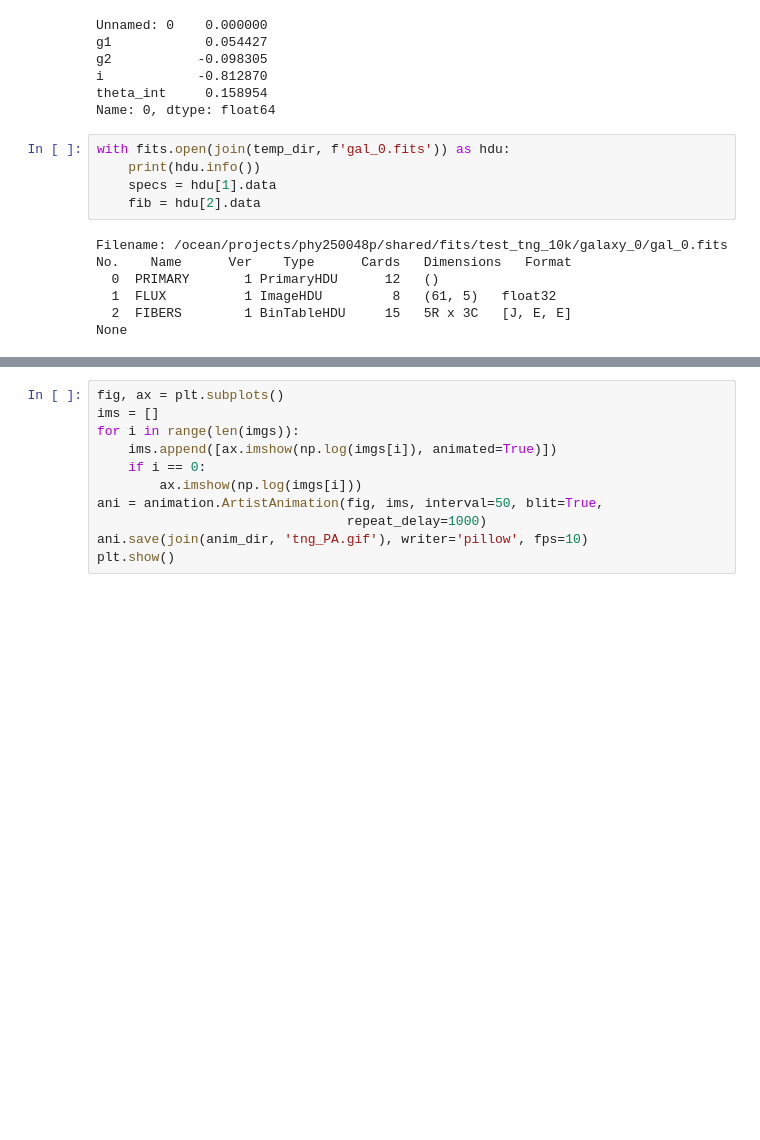
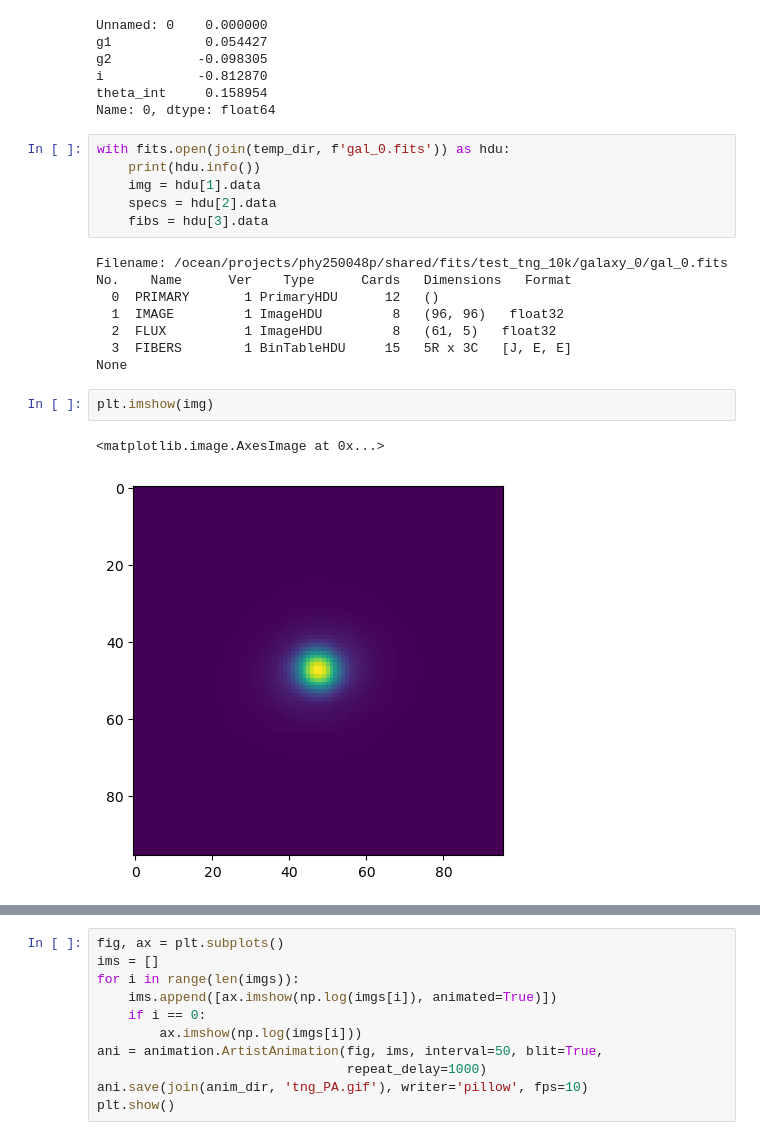
Before and after one commit to KinematicLensing/kl-nn, a Jupyter notebook: data_generate/notebooks/test_training_data.ipynb, the cells around one changed output, grey strips where cells are left out. Cells and saved outputs as stored; diff of their text form; blank space fills up the shorter version.

```diff
--- a/data_generate/notebooks/test_training_data.ipynb
+++ b/data_generate/notebooks/test_training_data.ipynb
@@ -114,14 +114,21 @@ Name: 0, dtype: float64
 # %%
 with fits.open(join(temp_dir, f'gal_0.fits')) as hdu:
     print(hdu.info())
-    specs = hdu[1].data
-    fib = hdu[2].data
+    img = hdu[1].data
+    specs = hdu[2].data
+    fibs = hdu[3].data
 # %% [output]
 Filename: /ocean/projects/phy250048p/shared/fits/test_tng_10k/galaxy_0/gal_0.fits
 No.    Name      Ver    Type      Cards   Dimensions   Format
   0  PRIMARY       1 PrimaryHDU      12   ()
-  1  FLUX          1 ImageHDU         8   (61, 5)   float32
-  2  FIBERS        1 BinTableHDU     15   5R x 3C   [J, E, E]
+  1  IMAGE         1 ImageHDU         8   (96, 96)   float32
+  2  FLUX          1 ImageHDU         8   (61, 5)   float32
+  3  FIBERS        1 BinTableHDU     15   5R x 3C   [J, E, E]
 None
+# %%
+plt.imshow(img)
+# %% [output]
+<matplotlib.image.AxesImage at 0x...>
+[figure, added]
 # %%
 for i in range(5):
```
Also changed, not shown: parts of 1 cell of this notebook, 7 other files.
